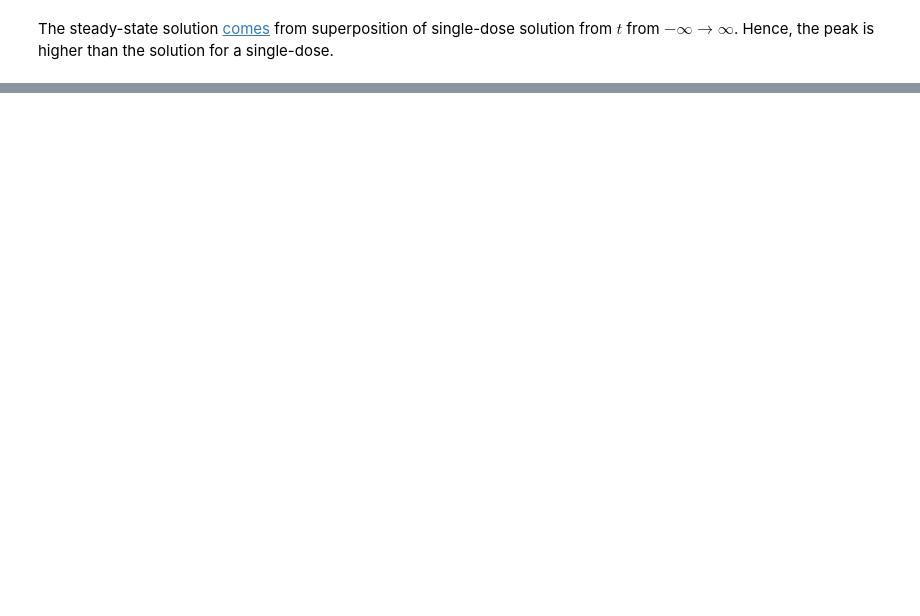
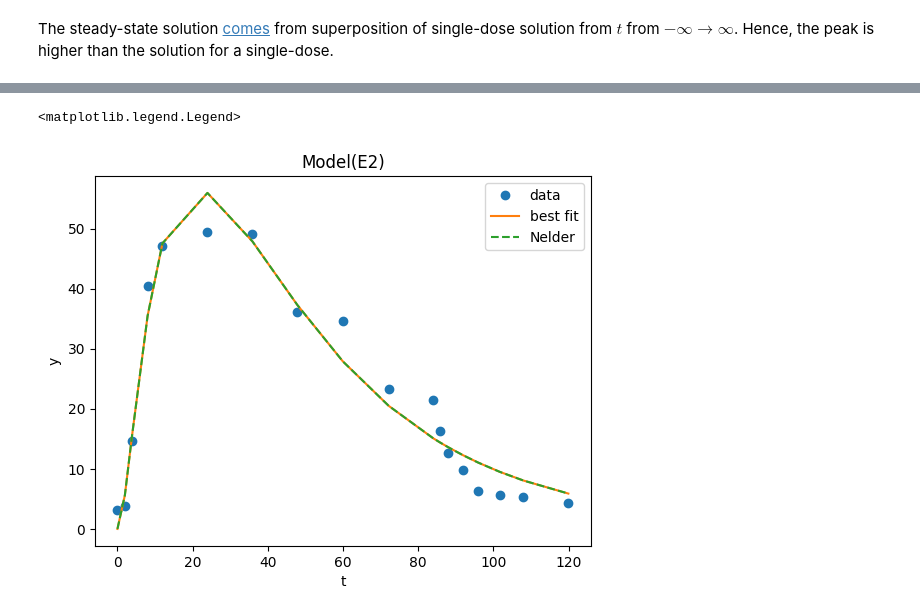
Before and after one commit to transturion/modeling, a Jupyter notebook: 3_Steady-State_Multi-Dose_3-Compartment.ipynb, the cells around one changed output, grey strips where cells are left out. Saved outputs shown, nothing was run; the diff lists cells and outputs as text; code cells hidden in the pictures; blank space fills up the shorter version.

```diff
--- a/3_Steady-State_Multi-Dose_3-Compartment.ipynb
+++ b/3_Steady-State_Multi-Dose_3-Compartment.ipynb
@@ -269,0 +275,23 @@ The steady-state solution [comes](https://discord.com/channels/43830694928580608
+# %%
+Mylan50Model = Model(E2)
+Mylan50Params = Mylan50Model.make_params(d0=dict(value=mle_soln[0]/2,min=0,max=250/2),
+                                         k1=dict(value=1/(50/24),min=0.3,max=0.6),
+                                         k2=dict(value=mle_soln[2],min=0,max=10),
+                                         k3=dict(value=1/37,min=0.01,max=0.1))
+#Mylan100Model.set_param_hint('ti', vary=False)
+
+# need some extra help from lmfit to make theta usable with mcmc
+#Mylan50Fit = Mylan50Model.fit(data=MylanTDP50[:,1], params=Mylan50Params, t=MylanTDP50[:,0])
+# %%
+#emcee_paramsMylan50 = Mylan50Params.params.copy()
+#emcee_paramsMylan50.add('__lnsigma', value=np.log(0.1), min=np.log(0.001), max=np.log(50))
+result_emceeMylan50 = Mylan50Model.fit(data=MylanTDP50[:,1], t=MylanTDP50[:,0],
+                                       params=Mylan50Params, method='emcee',
+                                       nan_policy='omit', fit_kws=emcee_kws)
+# %%
+result_emceeMylan50.plot_fit()
+plt.plot(MylanTDP50[:,0], Mylan50Model.eval(params=result_emceeMylan50.params, t=MylanTDP50[:,0]), '--', label='Nelder')
+plt.legend()
+# %% [output]
+<matplotlib.legend.Legend>
+[figure, added]
```
Also changed, not shown: parts of 16 cells of this notebook, 4 other files.
